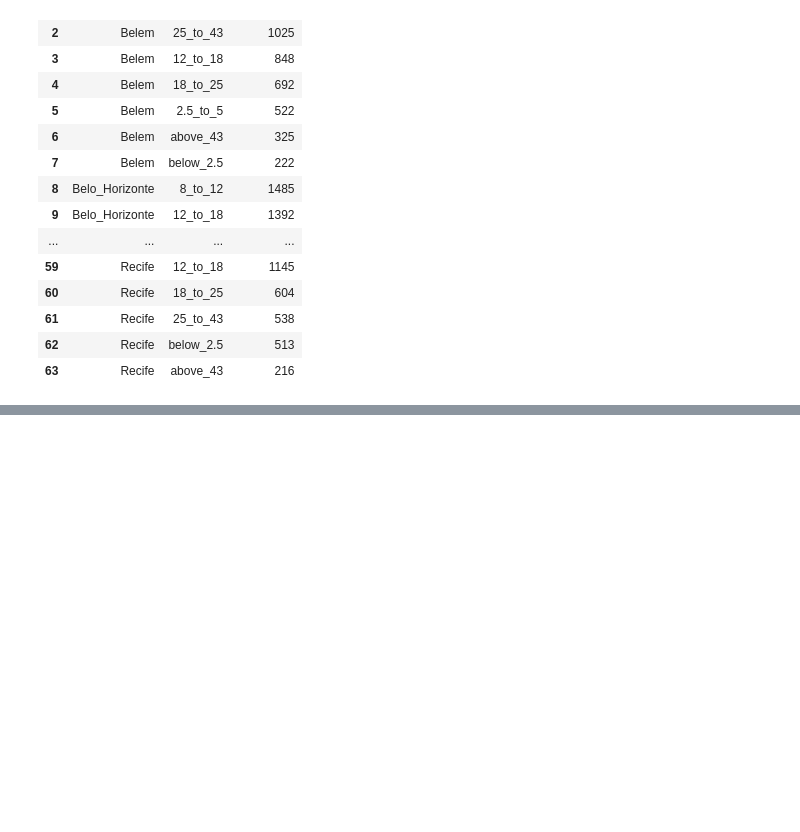
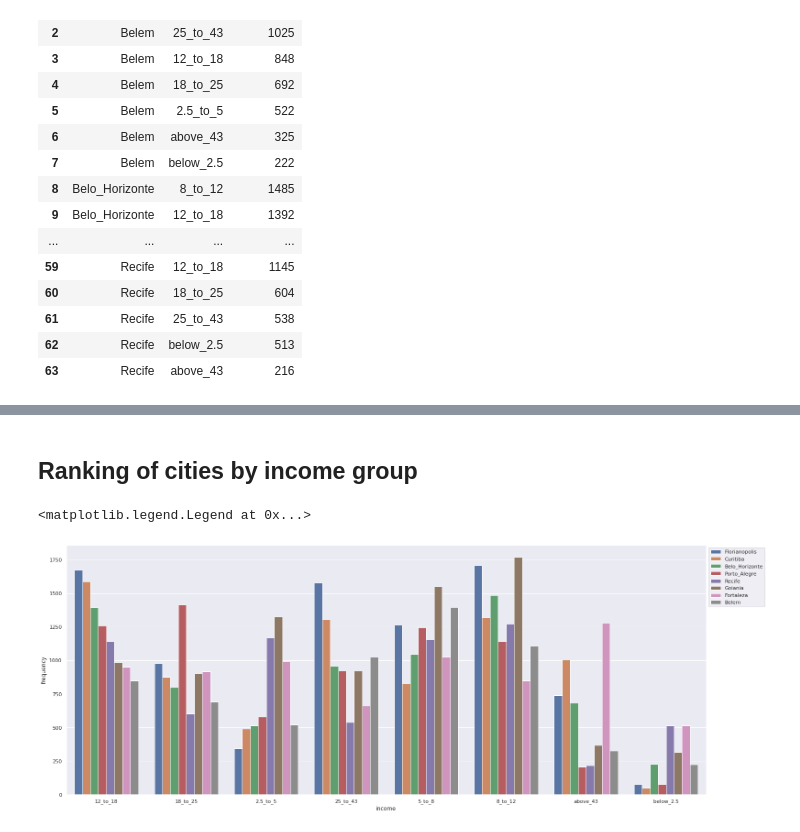
Before and after one commit to alokg1019/DataMining_Team1, a Jupyter notebook: Preprocessing_CES.ipynb, the cells around one changed output, grey strips where cells are left out. Cells and saved outputs as stored; diff of their text form; code cells hidden in the pictures; blank space fills up the shorter version.

```diff
--- a/Preprocessing_CES.ipynb
+++ b/Preprocessing_CES.ipynb
@@ -291,0 +312,13 @@ ces_f_income_df
+# %%
+count=ces_f_income1['income'].value_counts()
+ces_f_income1_df = count.to_frame()
+#print(len(ces_f_income1_df.columns))
+#print(ces_f_income1_df)
+ces_f_income1_df.rename(columns = {'income':'0'}, inplace = True)
+# %%
+ces_f_income1_df.reset_index()
+ces_f_income1_df.rename(columns = {'0':'frequency'}, inplace = True)
+#ces_f_income = ces_f_income1_df.sort_values(by=['city','frequency'],ascending=[True, False])
+ces_f_income1_df = ces_f_income1_df.sort_values(by=['income','frequency'],ascending=[True, False]).groupby('income').head(8)
+ces_f_income1_df=ces_f_income1_df.reset_index()
+ces_f_income1_df
@@ -291,0 +343,9 @@ ces_f_income_df
+# %% [markdown]
+## **Ranking of cities by income group**
+# %%
+sns.set(rc={'figure.figsize':(25,10)})
+a=sns.barplot(x = 'income', y = 'frequency', hue = 'city', data = ces_f_income1_df)
+a.legend(loc='upper left',bbox_to_anchor=(1,1))
+# %% [output]
+<matplotlib.legend.Legend at 0x...>
+[figure, added]
```
Also changed, not shown: parts of 9 cells of this notebook.
